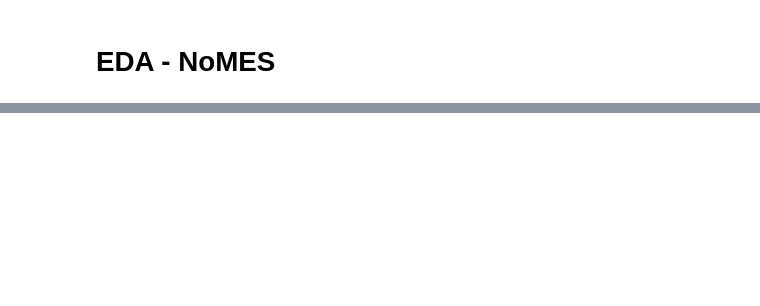
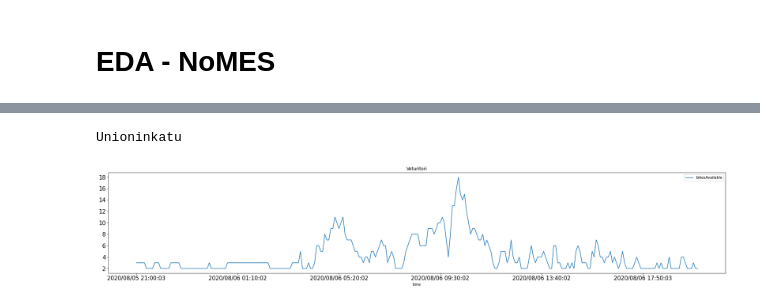
Before and after one commit to VirtualAkseli/NoMES, a Jupyter notebook: NoMAS_EDA.ipynb, the cells around one changed output, grey strips where cells are left out. Saved outputs shown, nothing was run; the diff lists cells and outputs as text; code cells hidden in the pictures; blank space fills up the shorter version.

```diff
--- a/NoMAS_EDA.ipynb
+++ b/NoMAS_EDA.ipynb
@@ -48,9 +14,0 @@ sorted_names = sorted(set([name.strip() for name in station_names]))
-# %%
-
-df = df[df['yday'] == 200]
-station_ids = station_data[station_data['year'] == 2020]['id'].unique()
-names_ids = {}
-for ids in station_ids:
-    names_ids[ids] = station_data[station_data['id'] == ids].iloc[0]['name']
-
-#df.plot(x='time', y='bikesAvailable', figsize=(30,5), fontsize=15)
@@ -60,0 +52,12 @@ Lauttasaaren ostoskeskus
+# %%
+# separate stations in their own dataframes
+
+telling_ids = changes['id'].unique()
+stations = {}
+
+for i in telling_ids:
+    station = changes[changes['id'] == i]
+    stations[i] = station
+
+print(len(stations))
+print(stations[11])
@@ -60,0 +82,50 @@ Lauttasaaren ostoskeskus
+# %%
+# map station names to ids
+# clean station names
+
+def clean_names(names):
+    # strip and removal of duplicates
+    return set([name.strip() for name in names])
+
+
+station_data = pd.read_csv("tellingit_2017-2021.csv", sep=';')
+station_names = station_data[station_data['year'] == 2020]['name'].unique()
+station_names = clean_names(station_names)
+station_ids = station_data[station_data['year'] == 2020]['id'].unique()
+
+names_ids = {}
+
+for ids in station_ids:
+    name = station_data[station_data['id'] == ids].iloc[0]['name']
+    names_ids[ids] = name
+
+
+print(names_ids[11])
+# %% [output]
+Unioninkatu
+# %%
+# plot changes per station over time X
+
+import matplotlib.pyplot as plt
+
+def filter_rows(yday: int, station_id: int, min_hour: int, max_hour: int) -> pd.DataFrame():
+    yday = yday
+    i = station_id
+    station = stations[i]
+
+    station = station[station['yday'] == yday]
+
+    if min_hour is not None and max_hour is not None:
+        station = station[(station['yhour'] >= min_hour) & (station['yhour'] <= max_hour)]
+
+    return station
+
+
+def plot_bike_changes(station_id, station):
+    station.plot(x='time', y='bikesAvailable', figsize=(30,5), fontsize=15, title=names_ids[station_id])
+
+i = 113
+station = filter_rows(219, i, None, None)
+plot_bike_changes(i, station)
+# %% [output]
+[figure, added]
```
Also changed, not shown: parts of 10 cells of this notebook.
